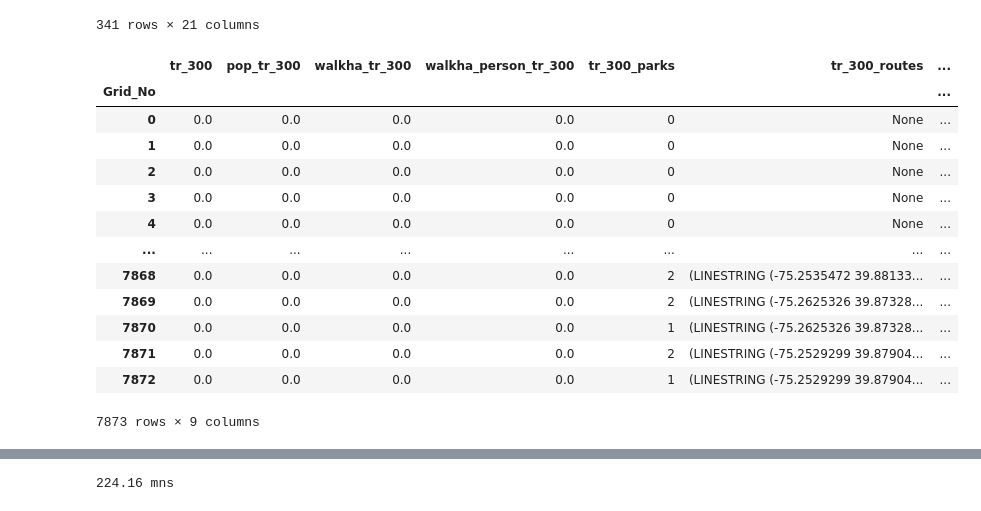
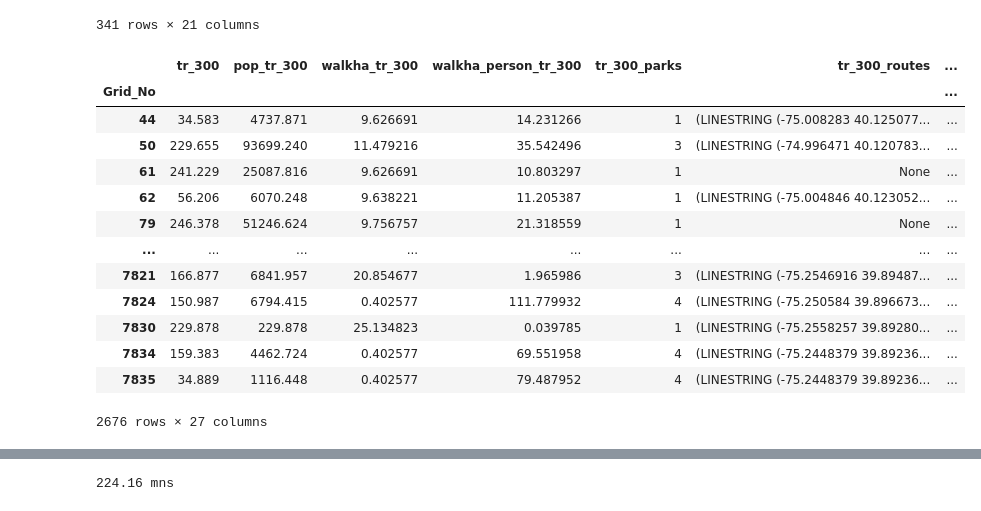
Before and after one commit to Bart-Breekveldt/Greenspace_accessibility, a Jupyter notebook: Modular Multiple Gravity Model impr. decay.ipynb, the cells around one changed output, grey strips where cells are left out. Cells and saved outputs as stored; diff of their text form; code cells hidden in the pictures.

```diff
--- a/Modular Multiple Gravity Model impr. decay.ipynb
+++ b/Modular Multiple Gravity Model impr. decay.ipynb
@@ -28,8 +18,20 @@ park_entry_point_merge = 17.5
 # %%
+# Block 1 cities and assumptions
+
+start = time.time()
+
 cities = ['Philadelphia, United States','Denver, United States','Ghent, Belgium','Amsterdam, Netherlands',
           'Dhaka Metropolitan, Bangladesh']
 
+# Assumptions
+thresholds = [300, 600, 1000] # route threshold in metres. WHO guideline speaks of access within 300m
+walkable_park_dist = 500 # radius in metres
+one_park_buffer = 25 # in metres
+park_entry_point_buffer = 25 # in metres
+min_park_size = 400 # in squared metres (WHO = 0.04 ha = 400m)
+park_entry_point_merge = 0 # (default)
+
 thresholds
-# 'Dublin, Ireland' is problematic; road system is too dense.
+# 'Dublin, Ireland' is problematic; road system is too dense, has separate script
 # %% [output]
 [300, 600, 1000]
@@ -308,11 +340,13 @@ Dhaka Metropolitan done 17.41 mns
 # %%
+# Block 7 grid-parkentry combinations within euclidean threshold distance
+
 start_time = time.time()
 RoadComb = list()
 for l in range(len(cities)):
     print(cities[l])
     # Check all parks within 1000m radius
     len1 = len(grids[l])
-    len2 = len(ParkRoads[l])
+    len2 = len(ParkCombs[l])
     len3 = int(np.ceil(len2/1000))
     output = pd.DataFrame()
     len_mat = 0
@@ -327,7 +361,7 @@ for l in range(len(cities)):
                                grids[l][['grid_id','grid_lon','grid_lat','centroid','centroid_m']],
                                left_on = 0, right_index = True)
         node_merged = pd.merge(grid_merged,
-                               ParkRoads[l][['Park_No','osmid','geometry_x','geometry_y','geometry_m','park_lon','park_lat',
+                               ParkCombs[l][['Park_No','osmid','geometry_x','geometry_y','geometry_m','park_lon','park_lat',
                                    'size_infl_proot2','size_infl_proot3','size_infl_proot5','share_walked','park_area','walk_area']],
                                left_on = 1, right_index = True)
 
@@ -840,19 +878,19 @@ Dhaka Metropolitan, Bangladesh done 2.6 mns
 | 340 | NaN | NaN | NaN | NaN | NaN | NaN | 0 | ... |
 341 rows × 21 columns
 # %%
-grid_scores[0][0]
+grid_scores[0][0][grid_scores[0][0]['tr_300']>0]
 # %% [output]
 |  | tr_300 | pop_tr_300 | walkha_tr_300 | walkha_person_tr_300 | tr_300_parks | tr_300_routes | ... |
 | Grid_No |  |  |  |  |  |  | ... |
-| 0 | 0.0 | 0.0 | 0.0 | 0.0 | 0 | None | ... |
-| 1 | 0.0 | 0.0 | 0.0 | 0.0 | 0 | None | ... |
-| 2 | 0.0 | 0.0 | 0.0 | 0.0 | 0 | None | ... |
-| 3 | 0.0 | 0.0 | 0.0 | 0.0 | 0 | None | ... |
-| 4 | 0.0 | 0.0 | 0.0 | 0.0 | 0 | None | ... |
+| 44 | 34.583 | 4737.871 | 9.626691 | 14.231266 | 1 | (LINESTRING (-75.008283 40.125077... | ... |
+| 50 | 229.655 | 93699.240 | 11.479216 | 35.542496 | 3 | (LINESTRING (-74.996471 40.120783... | ... |
+| 61 | 241.229 | 25087.816 | 9.626691 | 10.803297 | 1 | None | ... |
+| 62 | 56.206 | 6070.248 | 9.638221 | 11.205387 | 1 | (LINESTRING (-75.004846 40.123052... | ... |
+| 79 | 246.378 | 51246.624 | 9.756757 | 21.318559 | 1 | None | ... |
 | ... | ... | ... | ... | ... | ... | ... | ... |
-| 7868 | 0.0 | 0.0 | 0.0 | 0.0 | 2 | (LINESTRING (-75.2535472 39.88133... | ... |
-| 7869 | 0.0 | 0.0 | 0.0 | 0.0 | 2 | (LINESTRING (-75.2625326 39.87328... | ... |
-| 7870 | 0.0 | 0.0 | 0.0 | 0.0 | 1 | (LINESTRING (-75.2625326 39.87328... | ... |
-| 7871 | 0.0 | 0.0 | 0.0 | 0.0 | 2 | (LINESTRING (-75.2529299 39.87904... | ... |
-| 7872 | 0.0 | 0.0 | 0.0 | 0.0 | 1 | (LINESTRING (-75.2529299 39.87904... | ... |
+| 7821 | 166.877 | 6841.957 | 20.854677 | 1.965986 | 3 | (LINESTRING (-75.2546916 39.89487... | ... |
+| 7824 | 150.987 | 6794.415 | 0.402577 | 111.779932 | 4 | (LINESTRING (-75.250584 39.896673... | ... |
+| 7830 | 229.878 | 229.878 | 25.134823 | 0.039785 | 1 | (LINESTRING (-75.2558257 39.89280... | ... |
+| 7834 | 159.383 | 4462.724 | 0.402577 | 69.551958 | 4 | (LINESTRING (-75.2448379 39.89236... | ... |
+| 7835 | 34.889 | 1116.448 | 0.402577 | 79.487952 | 4 | (LINESTRING (-75.2448379 39.89236... | ... |
-7873 rows × 9 columns
+2676 rows × 27 columns
```
Also changed, not shown: parts of 18 cells of this notebook.
